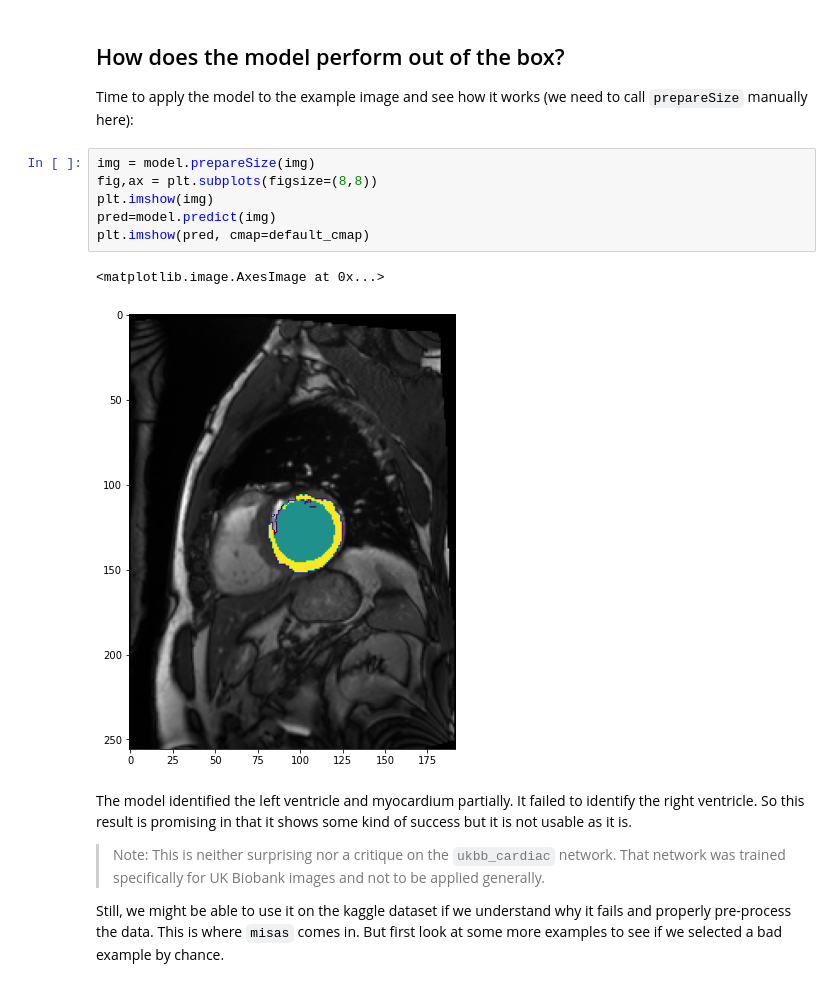
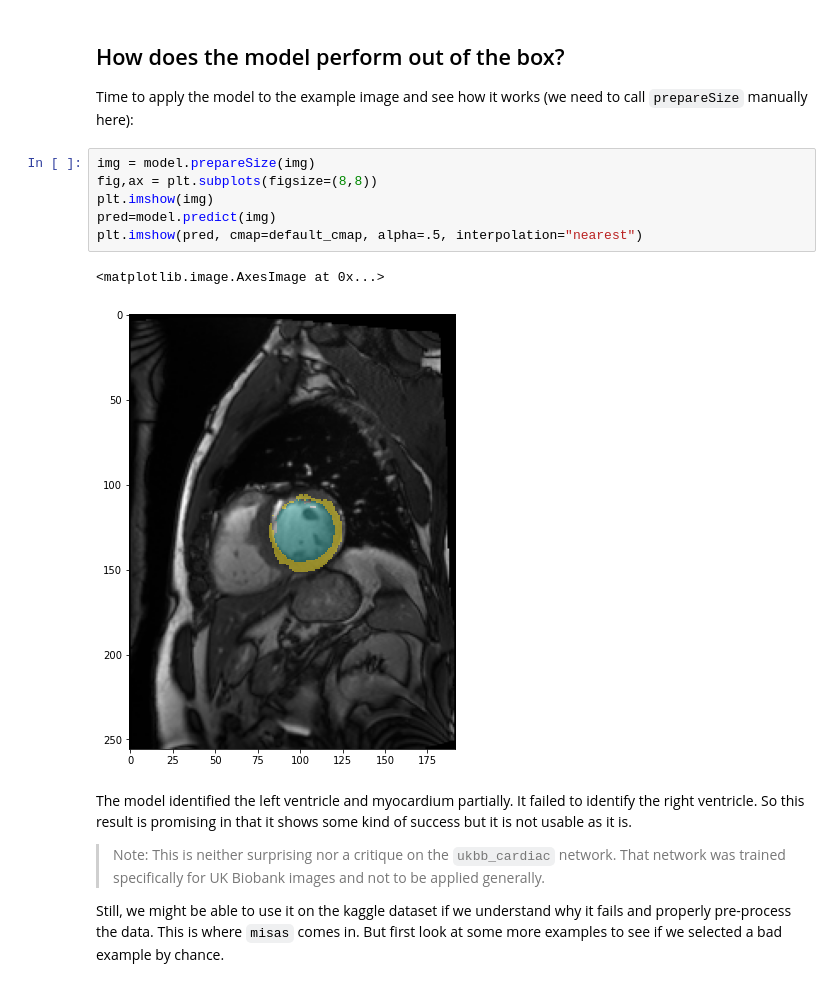
Before and after one commit to chfc-cmi/misas, a Jupyter notebook: 02_ukbb_on_kaggle.ipynb, the cells around one changed output. Drawn from its saved outputs; the diff is of its cells as text.

Commit message:
Fix transparency and interpolation in mask overlay

```diff
--- a/02_ukbb_on_kaggle.ipynb
+++ b/02_ukbb_on_kaggle.ipynb
@@ -70,12 +70,12 @@ Time to apply the model to the example image and see how it works (we need to ca
 # %%
 img = model.prepareSize(img)
 fig,ax = plt.subplots(figsize=(8,8))
 plt.imshow(img)
 pred=model.predict(img)
-plt.imshow(pred, cmap=default_cmap)
+plt.imshow(pred, cmap=default_cmap, alpha=.5, interpolation="nearest")
 # %% [output]
 <matplotlib.image.AxesImage at 0x...>
-[figure, old version]
+[figure, new version]
 # %% [markdown]
 The model identified the left ventricle and myocardium partially. It failed to identify the right ventricle. So this result is promising in that it shows some kind of success but it is not usable as it is.
 
```
Also changed, not shown: parts of 7 cells of this notebook, 26 other files.
